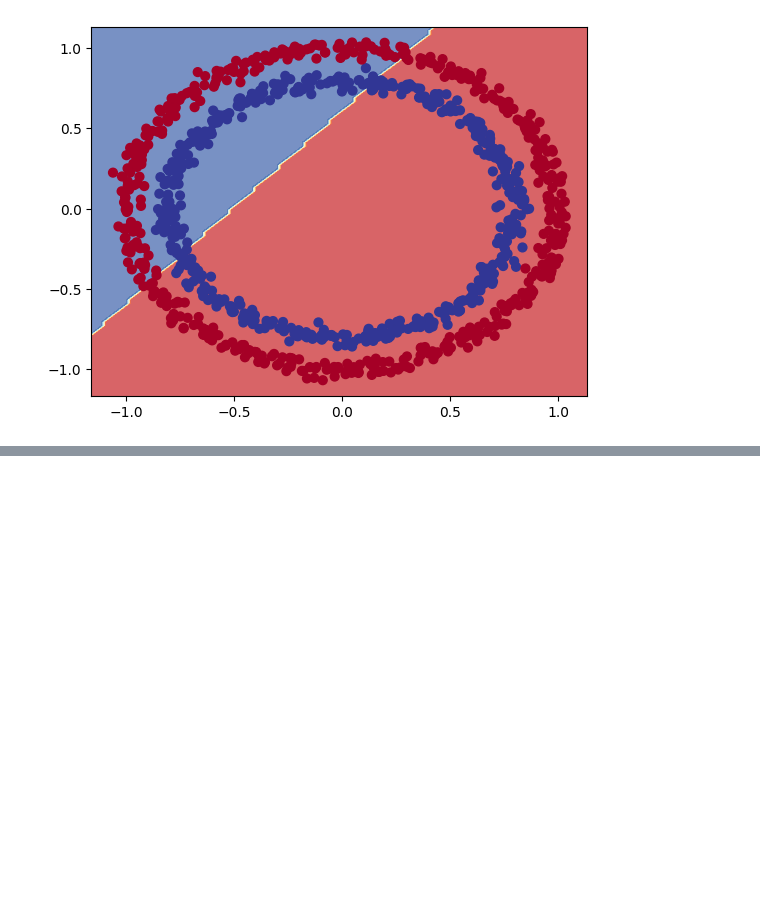
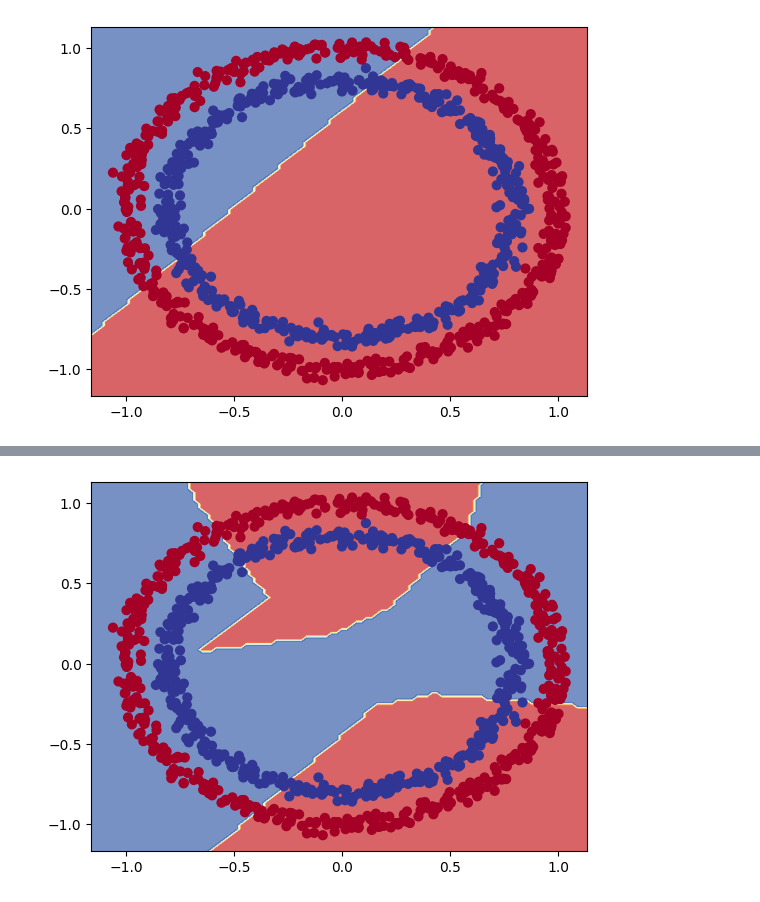
Before and after one commit to murali-marimekala/tensorflow_deeplearning_bootcamp, a Jupyter notebook: 4_Neural_Network_Classification_with_Tensorflow/1_Neural_Network_Classification_with_tensorflow.ipynb, the cells around one changed output, grey strips where cells are left out. Cells and saved outputs as stored; diff of their text form; code cells hidden in the pictures; blank space fills up the shorter version.

Commit message:
Created using Colab: Fine tuned the model using simulation in tensorfow playground and finetuning the model parameters to reach the accuracy and reduce loss.

```diff
--- a/4_Neural_Network_Classification_with_Tensorflow/1_Neural_Network_Classification_with_tensorflow.ipynb
+++ b/4_Neural_Network_Classification_with_Tensorflow/1_Neural_Network_Classification_with_tensorflow.ipynb
@@ -469,3 +469,21 @@ plot_decision_boundary(model_4, X=X, y=y)
 313/313 ━━━━━━━━━━━━━━━━━━━━ 0s 1ms/step
 Doing binary classification
 [figure]
+# %%
+#Try using ReLU
+
+#Set the random seed
+tf.random.set_seed(42)
+
+#1. Create a model with non-linear activation
+model_5=tf.keras.Sequential([
+    tf.keras.layers.Dense(1, activation=tf.keras.activations.relu)
+])
+
+#2. Compile the model
+model_5.compile(loss=tf.keras.losses.BinaryCrossentropy(),
+                optimizer=tf.keras.optimizers.Adam(learning_rate=0.001),
+                metrics=["accuracy"])
+
+#3. Fit the model
+model_5.fit(X,y,epochs=100)
@@ -471,0 +509,19 @@ Doing binary classification
+# %%
+#TRying to replicate the multi-layer NN from tensorflor play ground
+#Set random seed
+tf.random.set_seed(42)
+
+#1. Create the model
+model_6 = tf.keras.Sequential([
+    tf.keras.layers.Dense(4, activation="relu"),
+    tf.keras.layers.Dense(4, activation="relu"),
+    tf.keras.layers.Dense(1) # Add a final layer with 1 unit and sigmoid activation
+])
+
+#2. Compile the model
+model_6.compile(loss="binary_crossentropy",
+                optimizer=tf.keras.optimizers.Adam(learning_rate=0.001),
+                metrics=["accuracy"])
+
+#3. Fit the model
+model_6.fit(X,y,epochs=100)
@@ -471,0 +553,5 @@ Doing binary classification
+# %%
+#How our model prediction look
+import matplotlib.pyplot as plt # Import the pyplot module
+plot_decision_boundary(model_6, X, y)
+# %% [output]
@@ -471,0 +560 @@ Doing binary classification
+[figure, added]
```
Also changed, not shown: parts of 7 cells of this notebook.
